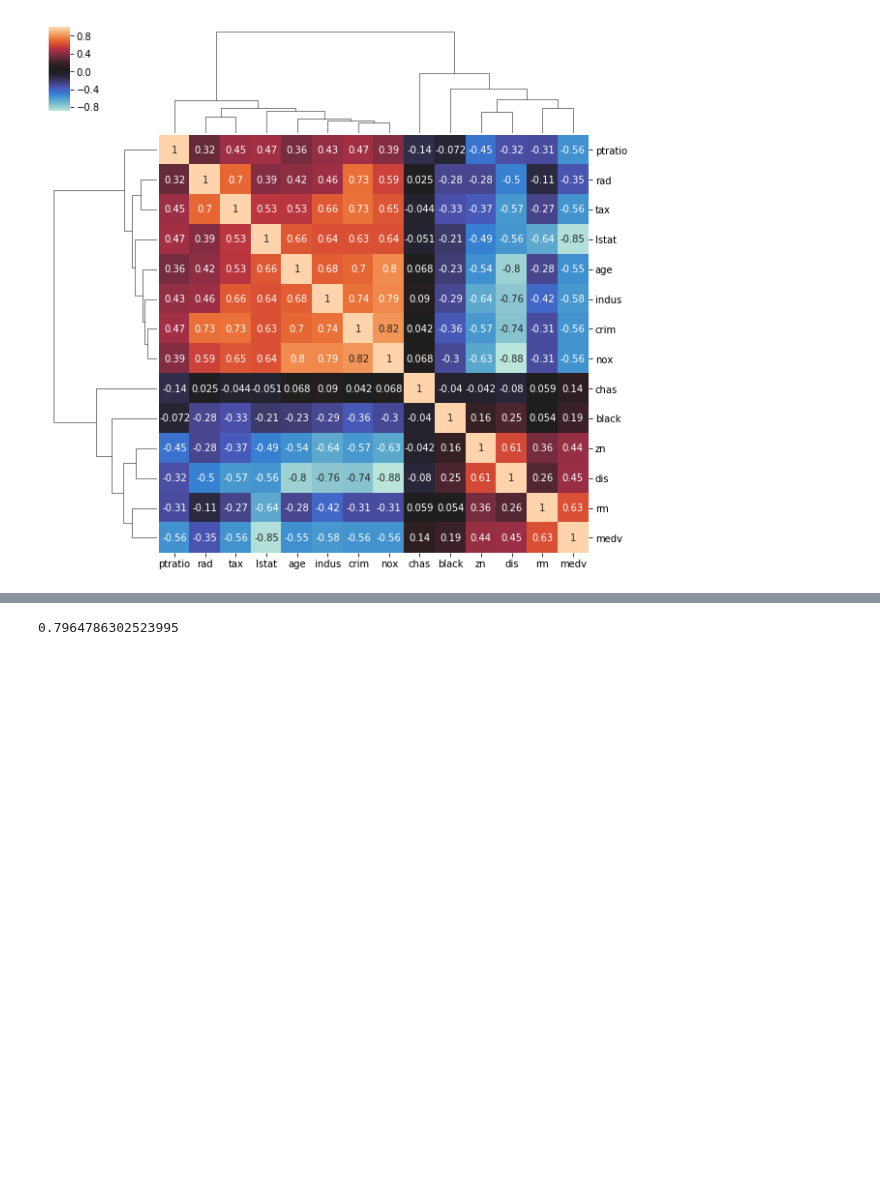
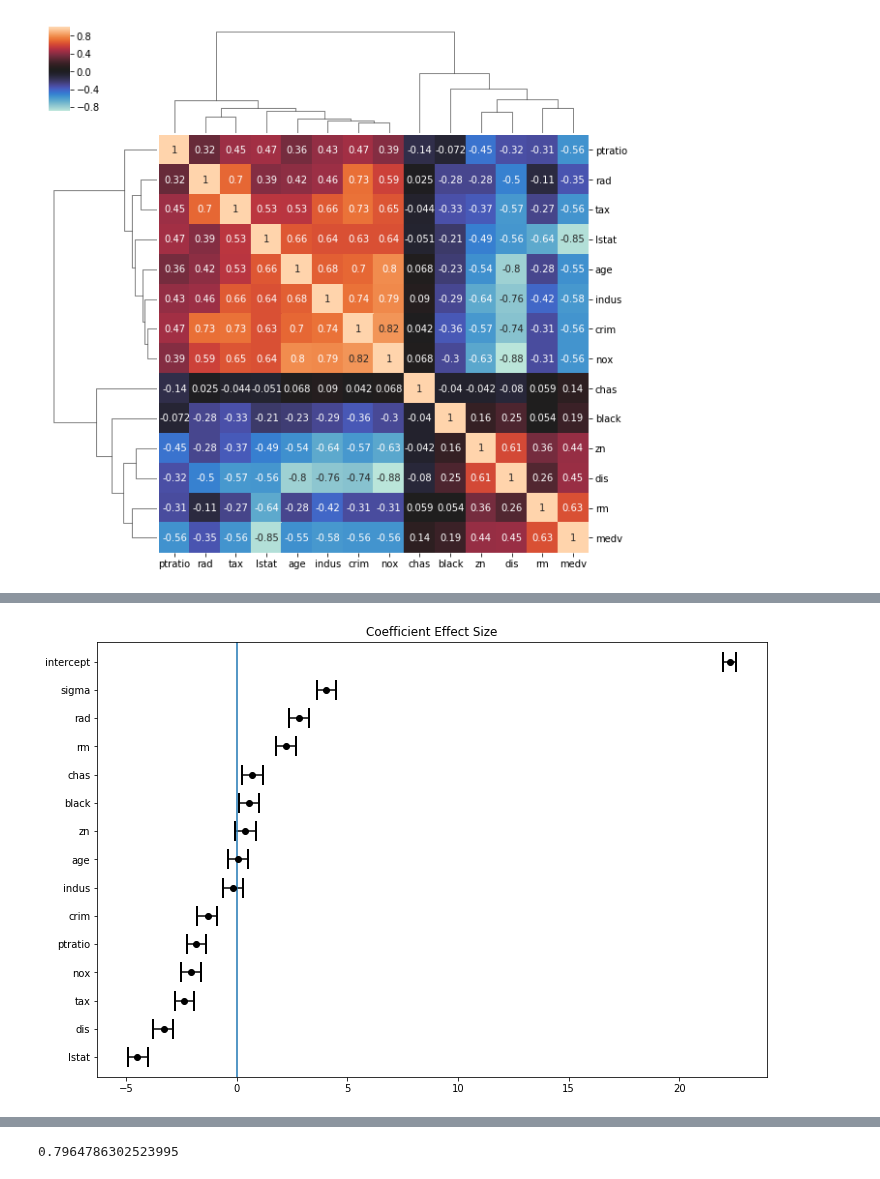
Before and after one commit to pysr1/pymc3_models, a Jupyter notebook: notebooks/Crocker_examples.ipynb, the cells around one changed output, grey strips where cells are left out. Saved outputs shown, nothing was run; the diff lists cells and outputs as text; code cells hidden in the pictures; blank space fills up the shorter version.

Commit message:
add plot func

```diff
--- a/notebooks/Crocker_examples.ipynb
+++ b/notebooks/Crocker_examples.ipynb
@@ -86,2 +92,7 @@ LR.score(X_test, y_test)
+# %%
+plot_coef(LR, X)
+plt.show()
+# %% [output]
+[figure, added]
 # %%
 def plot_coef(model, X):
```
Also changed, not shown: parts of 4 cells of this notebook, 1 other file.
